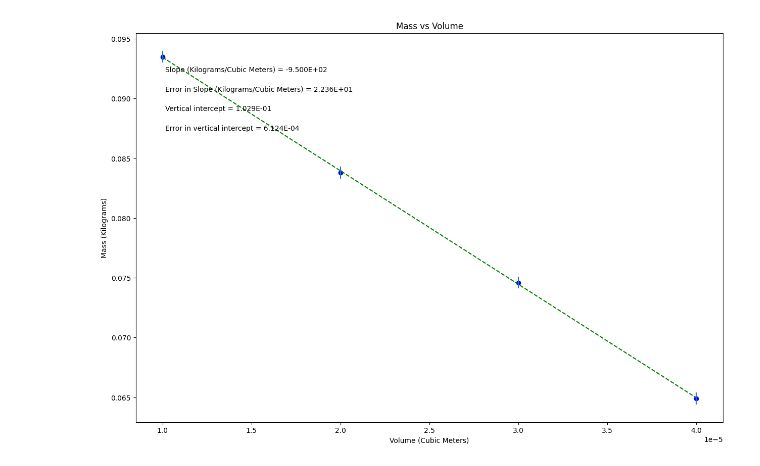
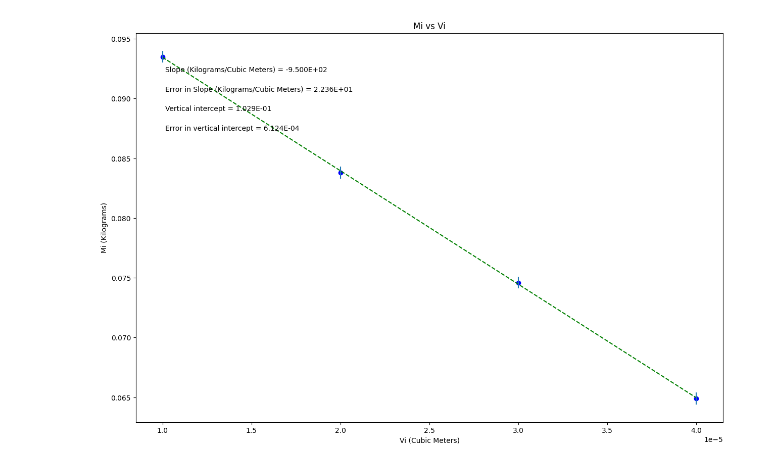
Before and after one commit to ethanandersch/physics1lab, a Jupyter notebook: PHSX_216_Buoyant_Force_Lab_Ethan_Andersch.ipynb, the cells around one changed output. Drawn from its saved outputs; the diff is of its cells as text; code cells hidden in the pictures.

```diff
--- a/PHSX_216_Buoyant_Force_Lab_Ethan_Andersch.ipynb
+++ b/PHSX_216_Buoyant_Force_Lab_Ethan_Andersch.ipynb
@@ -19,27 +19,27 @@ import matplotlib.pyplot as plt
 #variable names should start with a letter and must contain only letters, numbers, and underscores
 
 
-Volume = np.array([0.00001, 0.00002, 0.00003, 0.00004])
+Vi = np.array([0.00001, 0.00002, 0.00003, 0.00004])
 
-Mass = np.array([0.0935, 0.0838, 0.0746, 0.0649])
+Mi = np.array([0.0935, 0.0838, 0.0746, 0.0649])
 
-err_Mass = np.array([0.0005, 0.0005, 0.0005, 0.0005])
+err_Mi = np.array([0.0005, 0.0005, 0.0005, 0.0005])
 
 
 
 #Re-assign variables as x, y, dy so that the remaining plotting code may remain generic
 #UPDATE VARIABLE NAMES (ON RHS OF EACH EQUAL SIGN) TO MATCH VARIABLE NAMES FOR DATA ABOVE
 
-x = Volume             #this should be the array you want to plot on the x axis
-y = Mass             #this should be the array you want to plot on the y axis
-dy = err_Mass       #this should be your error in y array
+x = Vi             #this should be the array you want to plot on the x axis
+y = Mi             #this should be the array you want to plot on the y axis
+dy = err_Mi       #this should be your error in y array
 
 
 #UPDATE EACH OF THESE 4 STRINGS FOR YOUR PLOT LABELS AS YOU WANT THEM TO APPEAR
 
-plot_title= 'Mass vs Volume'
-x_label= 'Volume (Cubic Meters)'
-y_label= 'Mass (Kilograms)'
+plot_title= 'Mi vs Vi'
+x_label= 'Vi (Cubic Meters)'
+y_label= 'Mi (Kilograms)'
 slope_units= 'Kilograms/Cubic Meters'
 
 #UPDATE ANNOTATION PLACEMENT SO IT'S OUT OF WAY OF PLOTTED DATA AND BEST FIT LINE
@@ -92,31 +92,31 @@ elif annotation_placement==3 or annotation_placement==4:
 #Don't need to change anything in this section!
 
 #Plot data on graph. Plot error bars and place values for slope,
 #error in slope, and vertical intercept (plus error) on the plot using "annotate"
 
 plt.figure(figsize=(15,10))
 
 plt.plot(x, fit, color='green', linestyle='--')
 plt.scatter(x, y, color='blue', marker='o')
 
 plt.xlabel(x_label)
 plt.ylabel(y_label)
 plt.title(plot_title)
 
 plt.errorbar(x, y, yerr=dy, xerr=None, fmt="none") #don't need to plot x error bars
 
 plt.annotate('Slope ({}) = {value:.{digits}E}'.format(slope_units,value=m, digits=3),
              (xpos, ypos[0]), xycoords='axes fraction')
 
 plt.annotate('Error in Slope ({}) = {value:.{digits}E}'.format(slope_units,value=dm, digits=3),
              (xpos, ypos[1]), xycoords='axes fraction')
 
 plt.annotate('Vertical intercept = {value:.{digits}E}'.format(value=b, digits=3),
              (xpos, ypos[2]), xycoords='axes fraction')
 
 plt.annotate('Error in vertical intercept = {value:.{digits}E}'.format(value=db, digits=3),
              (xpos, ypos[3]), xycoords='axes fraction')
 
 plt.show()
 # %% [output]
-[figure, old version]
+[figure, new version]
```
